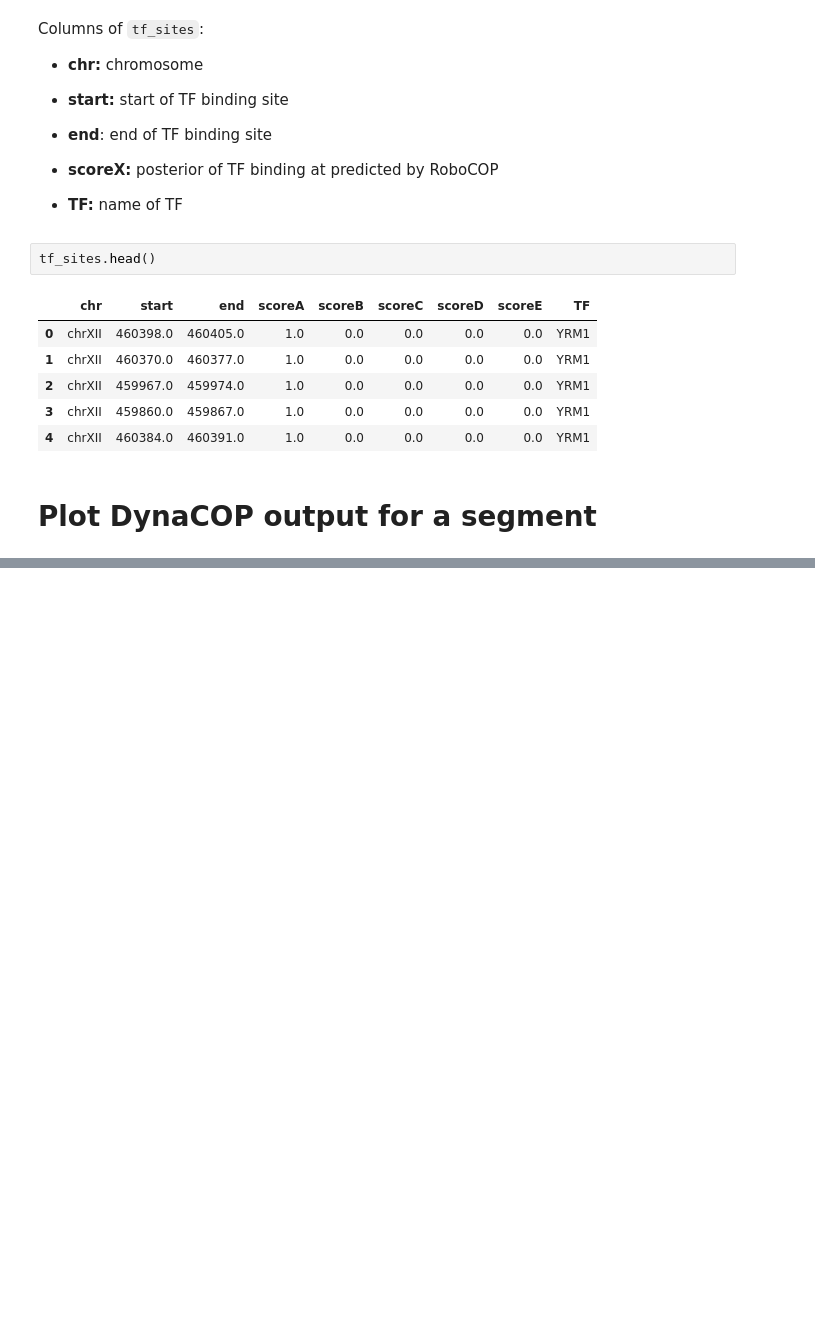
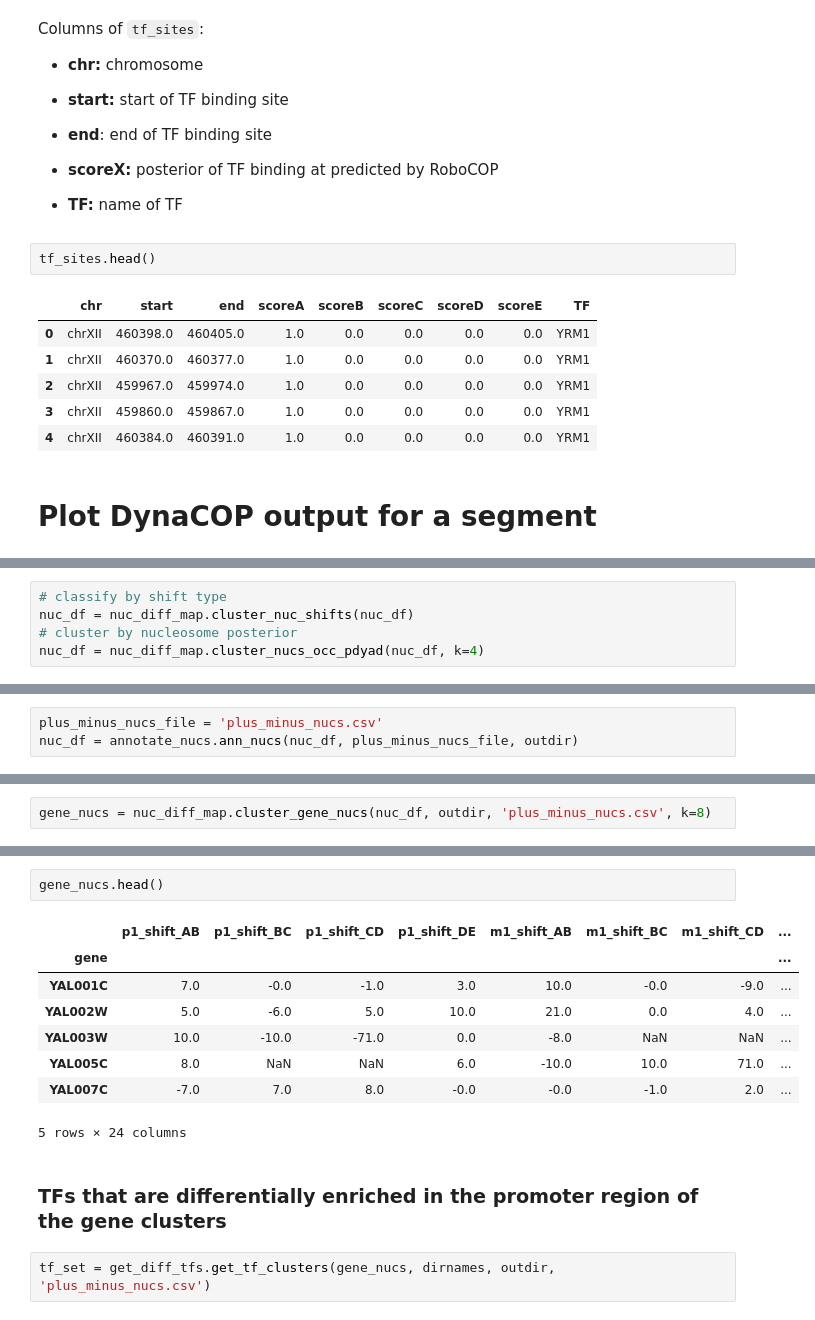
Before and after one commit to HarteminkLab/RoboCOP, a Jupyter notebook: analysis/example_dynacop.ipynb, the cells around one changed output, grey strips where cells are left out. Drawn from its saved outputs; the diff is of its cells as text; blank space fills up the shorter version.

```diff
--- a/analysis/example_dynacop.ipynb
+++ b/analysis/example_dynacop.ipynb
@@ -82,0 +93,5 @@ NoSectionError: No section: 'main'
+# %%
+# classify by shift type
+nuc_df = nuc_diff_map.cluster_nuc_shifts(nuc_df)
+# cluster by nucleosome posterior
+nuc_df = nuc_diff_map.cluster_nucs_occ_pdyad(nuc_df, k=4)
@@ -82,0 +115,3 @@ NoSectionError: No section: 'main'
+# %%
+plus_minus_nucs_file = 'plus_minus_nucs.csv'
+nuc_df = annotate_nucs.ann_nucs(nuc_df, plus_minus_nucs_file, outdir)
@@ -82,0 +140,2 @@ NoSectionError: No section: 'main'
+# %%
+gene_nucs = nuc_diff_map.cluster_gene_nucs(nuc_df, outdir, 'plus_minus_nucs.csv', k=8)
@@ -82,0 +156,15 @@ NoSectionError: No section: 'main'
+# %%
+gene_nucs.head()
+# %% [output]
+|  | p1_shift_AB | p1_shift_BC | p1_shift_CD | p1_shift_DE | m1_shift_AB | m1_shift_BC | m1_shift_CD | ... |
+| gene |  |  |  |  |  |  |  | ... |
+| YAL001C | 7.0 | -0.0 | -1.0 | 3.0 | 10.0 | -0.0 | -9.0 | ... |
+| YAL002W | 5.0 | -6.0 | 5.0 | 10.0 | 21.0 | 0.0 | 4.0 | ... |
+| YAL003W | 10.0 | -10.0 | -71.0 | 0.0 | -8.0 | NaN | NaN | ... |
+| YAL005C | 8.0 | NaN | NaN | 6.0 | -10.0 | 10.0 | 71.0 | ... |
+| YAL007C | -7.0 | 7.0 | 8.0 | -0.0 | -0.0 | -1.0 | 2.0 | ... |
+5 rows × 24 columns
+# %% [markdown]
+### TFs that are differentially enriched in the promoter region of the gene clusters
+# %%
+tf_set = get_diff_tfs.get_tf_clusters(gene_nucs, dirnames, outdir, 'plus_minus_nucs.csv')
```
Also changed, not shown: parts of 14 cells of this notebook, 5 other files.
